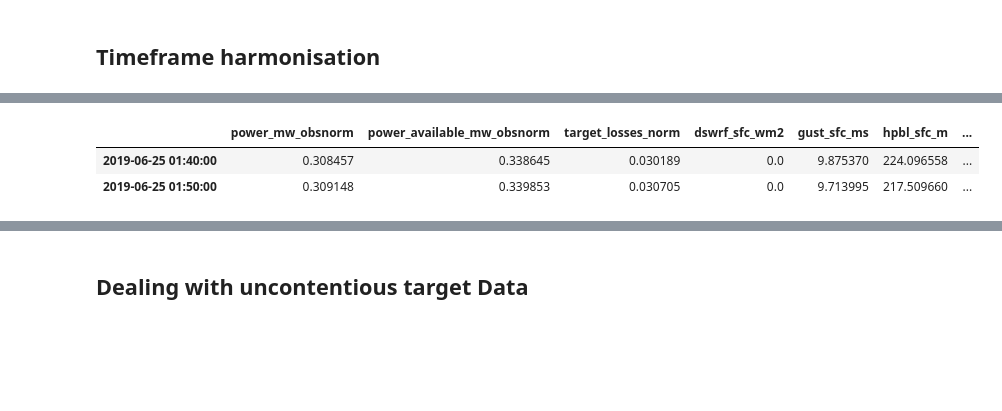
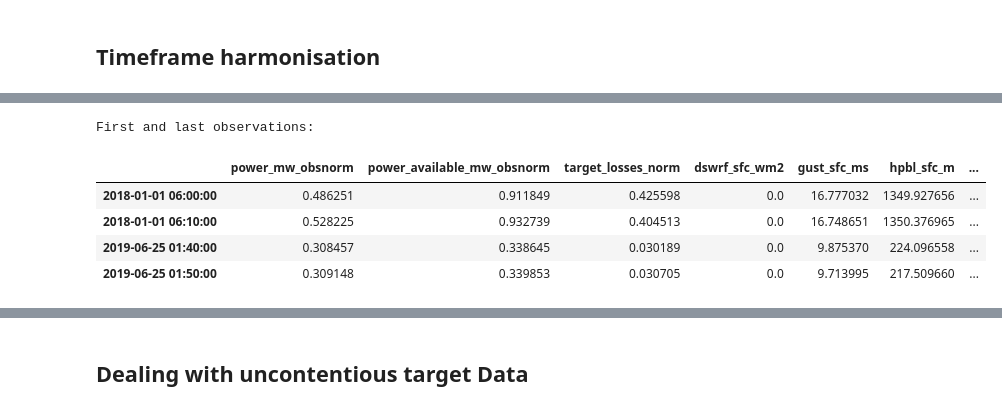
Before and after one commit to JonJae/TimeSeriesPrediction_FeedInMngmt, a Jupyter notebook: FeedInMngmt_EDA.ipynb, the cells around one changed output, grey strips where cells are left out. Cells and saved outputs as stored; diff of their text form; code cells hidden in the pictures; blank space fills up the shorter version.

```diff
--- a/FeedInMngmt_EDA.ipynb
+++ b/FeedInMngmt_EDA.ipynb
@@ -204,5 +193,10 @@ missing[missing.Number!=0]
 # %%
 end_index_str = "2019-06-25 01:50:00"
 end_index = pd.to_datetime(end_index_str)
-end_index
+
+start_index_str = "2018-01-01 06:00:00"
+start_index = pd.to_datetime(start_index_str)
+
+print('Start Index of united DataFrame: ', start_index)
+print('End Index of united DataFrame: ', end_index)
 # %% [output]
@@ -210,8 +205,12 @@ Timestamp('2019-06-25 01:50:00')
 # %%
-df = df[df.index <= end_index]
-df.tail(2)
+df = df[(df.index <= end_index) & (df.index >= start_index)]
+print('First and last observations:')
+pd.concat([df.head(2), df.tail(2)])
 # %% [output]
+First and last observations:
 |  | power_mw_obsnorm | power_available_mw_obsnorm | target_losses_norm | dswrf_sfc_wm2 | gust_sfc_ms | hpbl_sfc_m | ... |
+| 2018-01-01 06:00:00 | 0.486251 | 0.911849 | 0.425598 | 0.0 | 16.777032 | 1349.927656 | ... |
+| 2018-01-01 06:10:00 | 0.528225 | 0.932739 | 0.404513 | 0.0 | 16.748651 | 1350.376965 | ... |
 | 2019-06-25 01:40:00 | 0.308457 | 0.338645 | 0.030189 | 0.0 | 9.875370 | 224.096558 | ... |
 | 2019-06-25 01:50:00 | 0.309148 | 0.339853 | 0.030705 | 0.0 | 9.713995 | 217.509660 | ... |
 # %%
```
Also changed, not shown: parts of 4 cells of this notebook.
